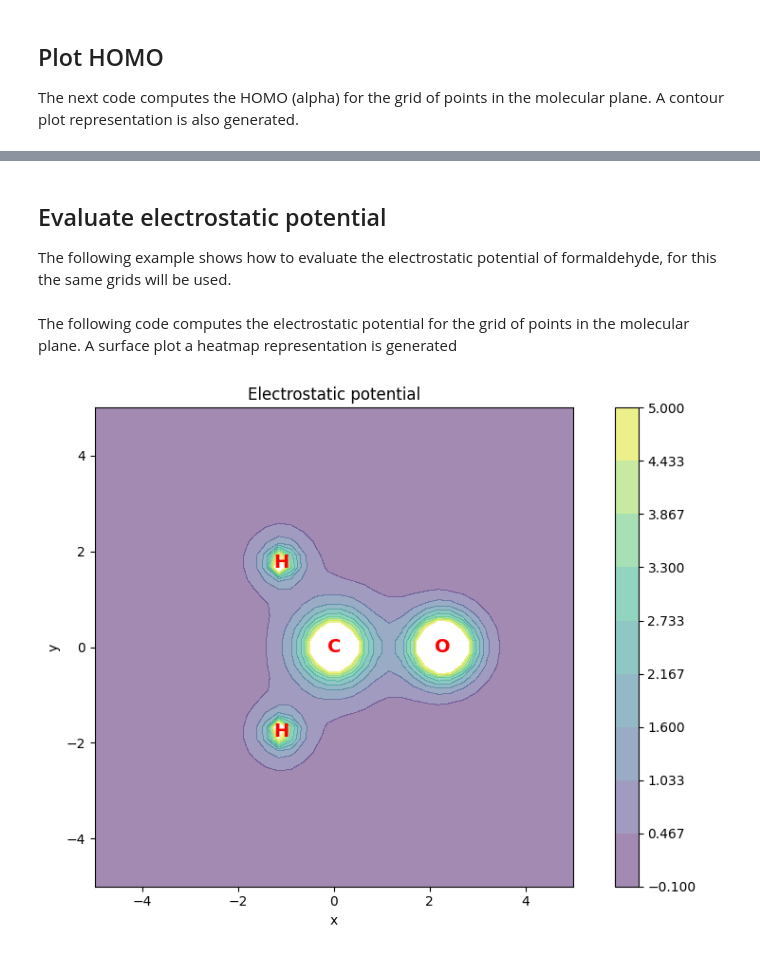
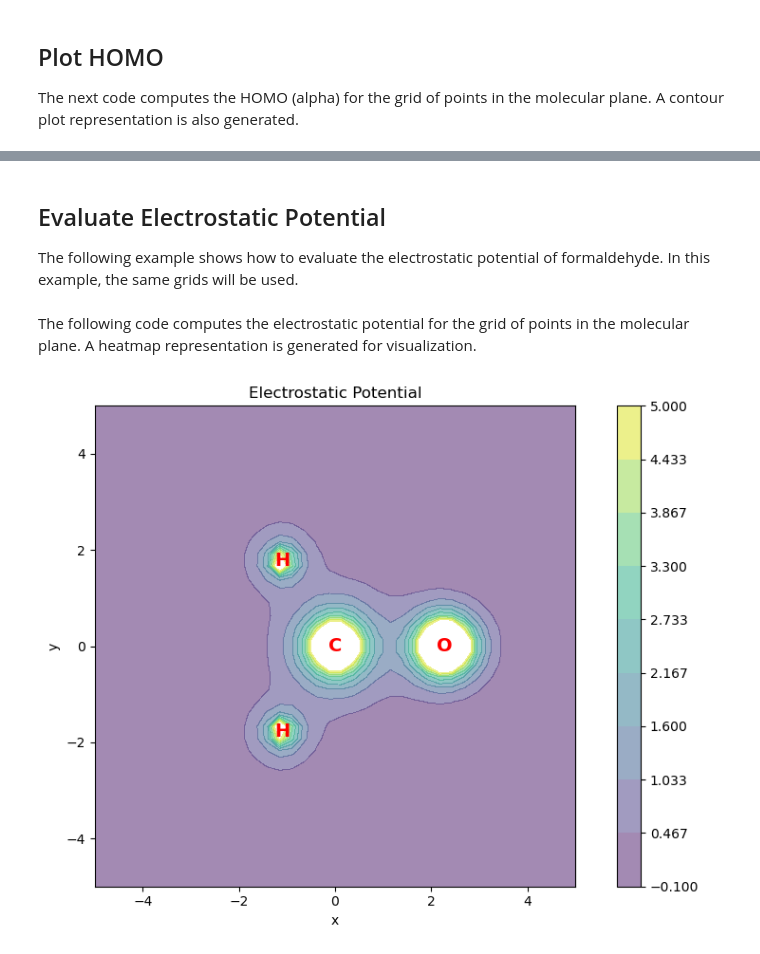
Before and after one commit to theochem/gbasis, a Jupyter notebook: notebooks/tutorial/Evaluations_basis_and_potential.ipynb, the cells around one changed output, grey strips where cells are left out. Cells and saved outputs as stored; diff of their text form; code cells hidden in the pictures.

```diff
--- a/notebooks/tutorial/Evaluations_basis_and_potential.ipynb
+++ b/notebooks/tutorial/Evaluations_basis_and_potential.ipynb
@@ -153,7 +153,7 @@ homo_vals = mo_vals[int(mol_data.nelec / 2 - 1), :]
 fig = plt.figure(figsize=(9, 6))
 ax1 = fig.add_subplot(111, aspect="equal")
 # Plot the electron density as contour plot
-ax1.set_title("HOMO isovalues")
+ax1.set_title("HOMO Isovalues")
 ax1.set_xlabel("x")
 ax1.set_ylabel("y")
 
@@ -185,7 +185,7 @@ plt.show()
 # %% [markdown]
-## Evaluate electrostatic potential
+## Evaluate Electrostatic Potential
 
-The following example shows how to evaluate the electrostatic potential of formaldehyde, for this the same grids will be used.
+The following example shows how to evaluate the electrostatic potential of formaldehyde. In this example, the same grids will be used.
 # %%
 from gbasis.evals.electrostatic_potential import electrostatic_potential
 
@@ -205,7 +205,7 @@ mol_grid.generate_cube(
     pseudo_numbers=mol_data.atcorenums,
 )
 # %% [markdown]
-The following code computes the electrostatic potential for the grid of points in the molecular plane. A surface plot a heatmap representation is generated
+The following code computes the electrostatic potential for the grid of points in the molecular plane. A heatmap representation is generated for visualization.
 # %%
 v_elect_xy = electrostatic_potential(
     basis=ao_basis,
@@ -219,33 +219,33 @@ v_elect_xy = electrostatic_potential(
 fig = plt.figure(figsize=(9, 6))
 ax1 = fig.add_subplot(111, aspect="equal")
 # Plot the electron density as contour plot
-ax1.set_title("Electrostatic potential")
+ax1.set_title("Electrostatic Potential")
 ax1.set_xlabel("x")
 ax1.set_ylabel("y")
 
 X = points[:, 0].reshape(plt_pts, plt_pts)
 Y = points[:, 1].reshape(plt_pts, plt_pts)
 Z = v_elect_xy.reshape(plt_pts, plt_pts)
 # Add contour plot of the electron density
 plt.contourf(X, Y, Z, 10, cmap="viridis", alpha=0.5, levels=np.linspace(-0.1, 5, 10))
 plt.colorbar()
 
 # Add atomic symbols to the plots
 symbols = ["O", "C", "H", "H"]
 xy_coords = atcoords[:, :2]
 for coord, symbol in zip(xy_coords, symbols):
     ax1.text(
         coord[0],
         coord[1],
         symbol,
         color="red",
         ha="center",
         va="center",
         fontsize=14,
         fontweight="bold",
     )
 
 plt.tight_layout()  # Adjust layout for better spacing
 plt.show()
 # %% [output]
-[figure, old version]
+[figure, new version]
```
Also changed, not shown: parts of 5 cells of this notebook, 2 other files.
